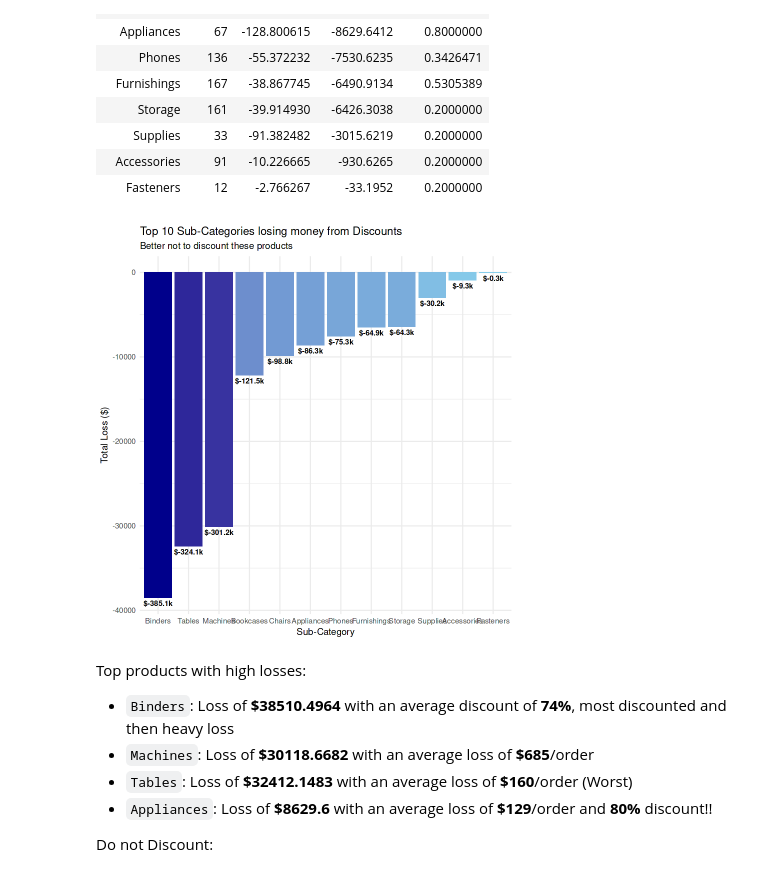
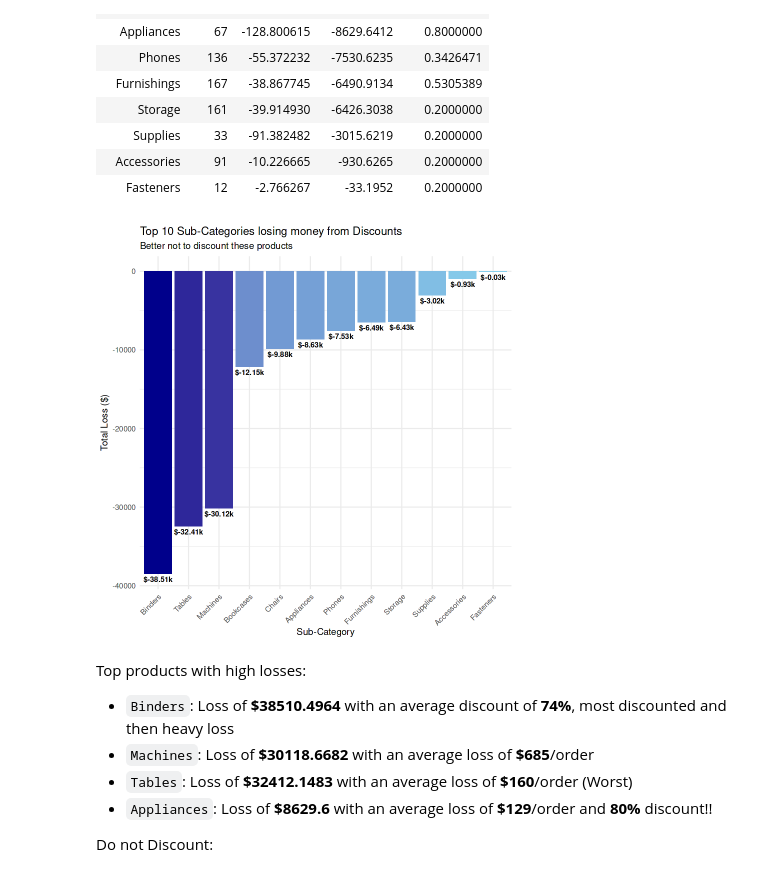
Before and after one commit to pawanU03/EDA-Superstore, a Jupyter notebook: superstore_eda.ipynb, the cells around one changed output. Saved outputs shown, nothing was run; the diff lists cells and outputs as text; code cells hidden in the pictures.

```diff
--- a/superstore_eda.ipynb
+++ b/superstore_eda.ipynb
@@ -449,36 +449,36 @@ summarise(
     avg_discount = mean(Discount)
 ) %>%
 arrange(total_loss)
 
 # Plot
 ggplot(
     never_discount,
     aes(
         x = reorder(`Sub-Category`, total_loss),
         y = total_loss,
         fill = total_loss
     )
 ) +
 geom_col() +
 # coord_flip() +
 scale_fill_gradient(low="darkblue", high="skyblue") +
 labs(
     title = "Top 10 Sub-Categories losing money from Discounts",
     subtitle = "Better not to discount these products",
     x = "Sub-Category",
     y = "Total Loss ($)"
 ) +
 theme_minimal() +
-theme(legend.position = "none") +
+theme(legend.position = "none", axis.text.x = element_text(angle = 45, hjust = 1)) +
 geom_text(
-    aes(label = paste0("$", round(total_loss/100, 1), "k")),
+    aes(label = paste0("$", round(total_loss/1000, 2), "k")),
     hjust = 0.5,
     vjust = 1.5, # Moves the label slightly above the bar
     color = "black",
     size = 3, fontface = "bold"
 )
 # %% [output]
-[figure, old version]
+[figure, new version]
 # %% [markdown]
 Top products with high losses:
 - `Binders`: Loss of **\$38510.4964** with an average discount of **74%**, most discounted and then heavy loss
```
Also changed, not shown: parts of 13 cells of this notebook.
